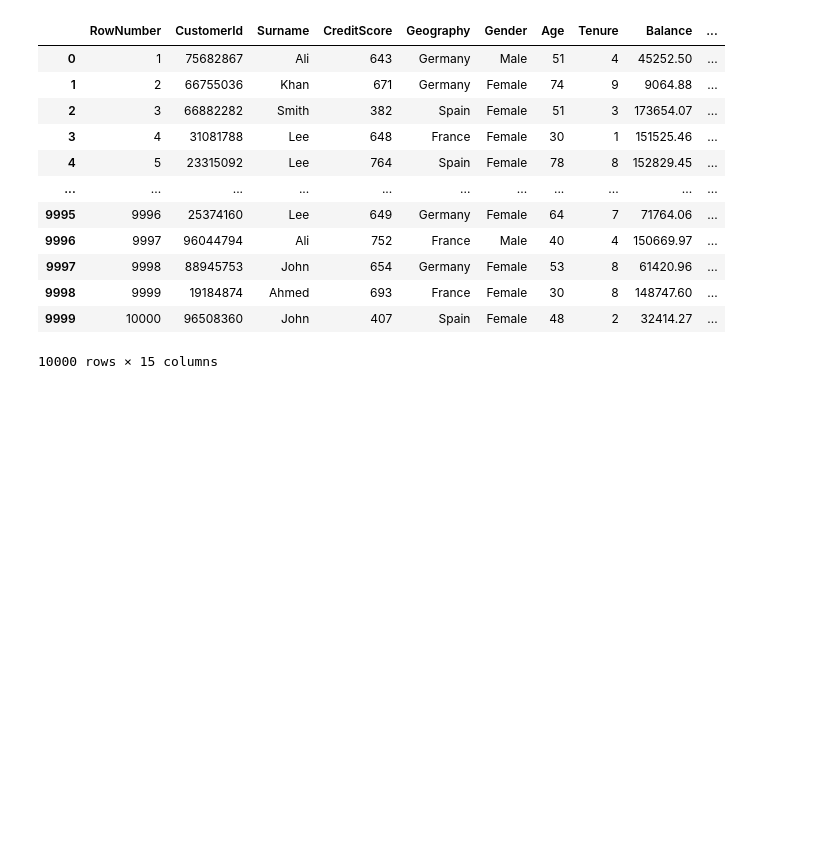
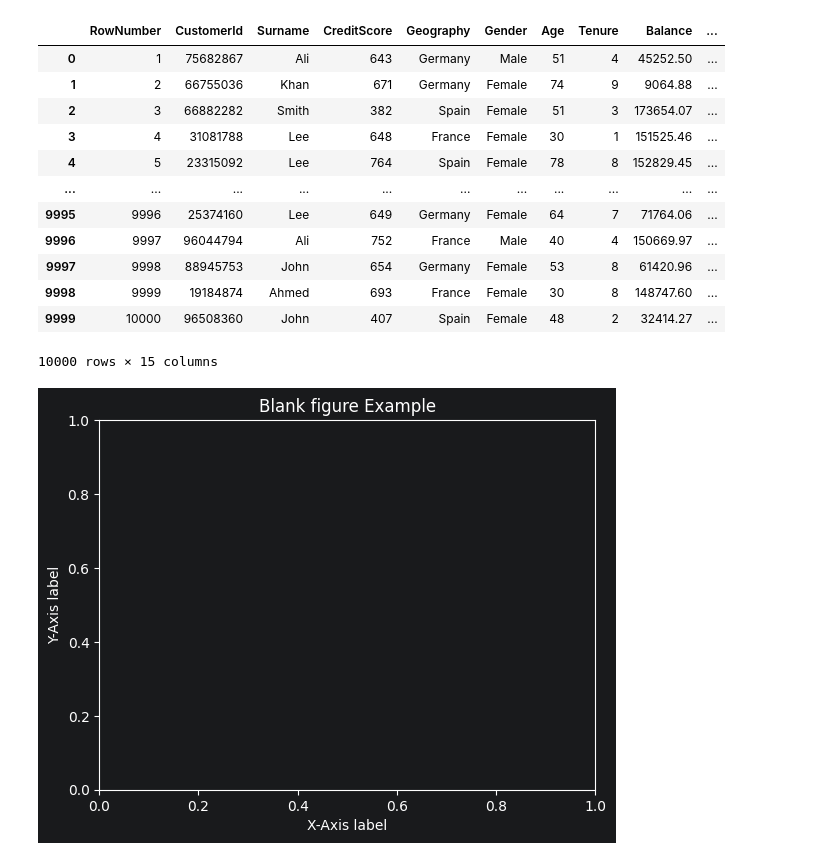
Before and after one commit to mudasirahmad56/PYTHON, a Jupyter notebook: chapter01.ipynb, the cells around one changed output. Drawn from its saved outputs; the diff is of its cells as text; code cells hidden in the pictures; blank space fills up the shorter version.

```diff
--- a/chapter01.ipynb
+++ b/chapter01.ipynb
@@ -1673,3 +1674,15 @@ df.dropna()
 | 9998 | 9999 | 19184874 | Ahmed | 693 | France | Female | 30 | 8 | 148747.60 | ... |
 | 9999 | 10000 | 96508360 | John | 407 | Spain | Female | 48 | 2 | 32414.27 | ... |
 10000 rows × 15 columns
+# %%
+import matplotlib.pyplot as plt
+
+fig, ax = plt.subplots()
+ax.set_title("Blank figure Example")
+ax.set_xlabel("X-Axis label")
+ax.set_ylabel("Y-Axis label")
+
+fig.savefig("blank_figure.png", dpi=100)
+plt.show()
+# %% [output]
+[figure, added]
```
Also changed, not shown: parts of 9 cells of this notebook.
